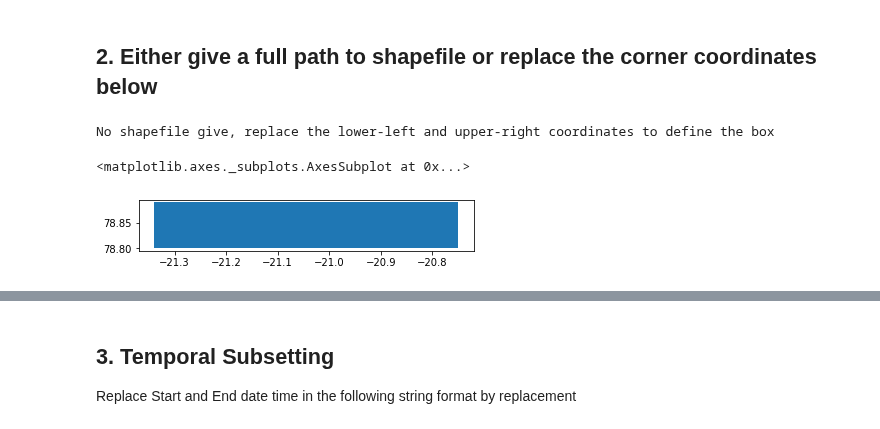
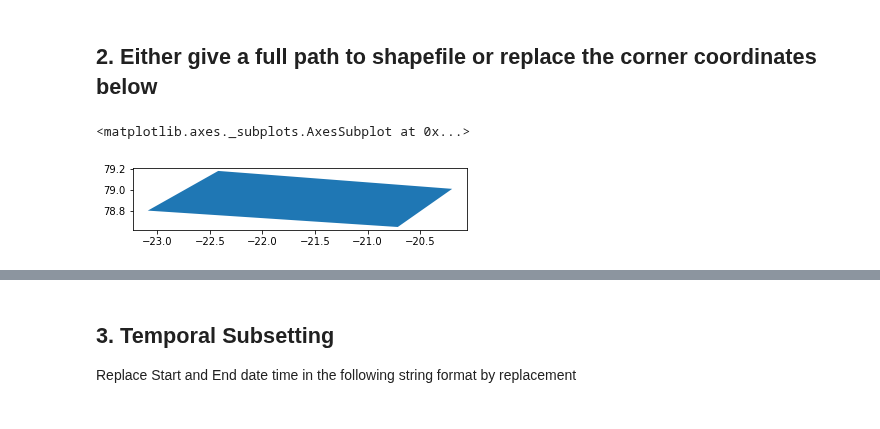
Before and after one commit to bidhya/icesat2, a Jupyter notebook: x_11_ATL06_standalone.ipynb, the cells around one changed output, grey strips where cells are left out. Drawn from its saved outputs; the diff is of its cells as text; code cells hidden in the pictures.

```diff
--- a/x_11_ATL06_standalone.ipynb
+++ b/x_11_ATL06_standalone.ipynb
@@ -54,33 +55,32 @@ if not os.path.exists(icesat2_path):
 ## 2. Either give a full path to shapefile or replace the corner coordinates below
 # %%
 # Either give the full path to outline as polygon shapefile
-shp = '' #insert full path to shapefile if you have one
+shp = 'gis/aoi_greenland/aoi_for_icesat.shp' #insert full path to shapefile if you have one
 if shp:
     gdf = gpd.read_file(shp)
     #gdf = get_rema_strip_polygon(strip_folder, 'arctic')
     # Convert to Latlong
     gdf = gdf.to_crs({'init': 'epsg:4326'})
 else:
     print('No shapefile give, replace the lower-left and upper-right coordinates to define the box')
     # Or Digitize the outline of shapefile (replace the coordinates for your area here)
-#     x0 = -147.5
-#     y0 = 64.2
-#     x1 = -146.5
-#     y1 = 65.2
-    x0 = -20.75
-    y0 = 78.80
-    x1 = -21.34
-    y1 = 78.89
+    x0 = -147.5
+    y0 = 64.2
+    x1 = -146.5
+    y1 = 65.2
+#     x0 = -20.75
+#     y0 = 78.80
+#     x1 = -21.34
+#     y1 = 78.89
     geom = Polygon([(x0, y0), (x1, y0), (x1, y1), (x0, y1)])
     gdf = gpd.GeoSeries(geom, crs='epsg:4326')
 # Save for future use (but not required for script to work)
 gdf.to_file(f'{icesat2_path}/outline.shp')
 shp_json = gdf.to_json() #use json as shapefile, or kml too, shp file not yet tried
 gdf.plot()
 # %% [output]
-No shapefile give, replace the lower-left and upper-right coordinates to define the box
+<matplotlib.axes._subplots.AxesSubplot at 0x...>
-<matplotlib.axes._subplots.AxesSubplot at 0x...>
-[figure, old version]
+[figure, new version]
 # %%
 import hvplot
 import hvplot.pandas
```
Also changed, not shown: parts of 8 cells of this notebook, 5 other files.
